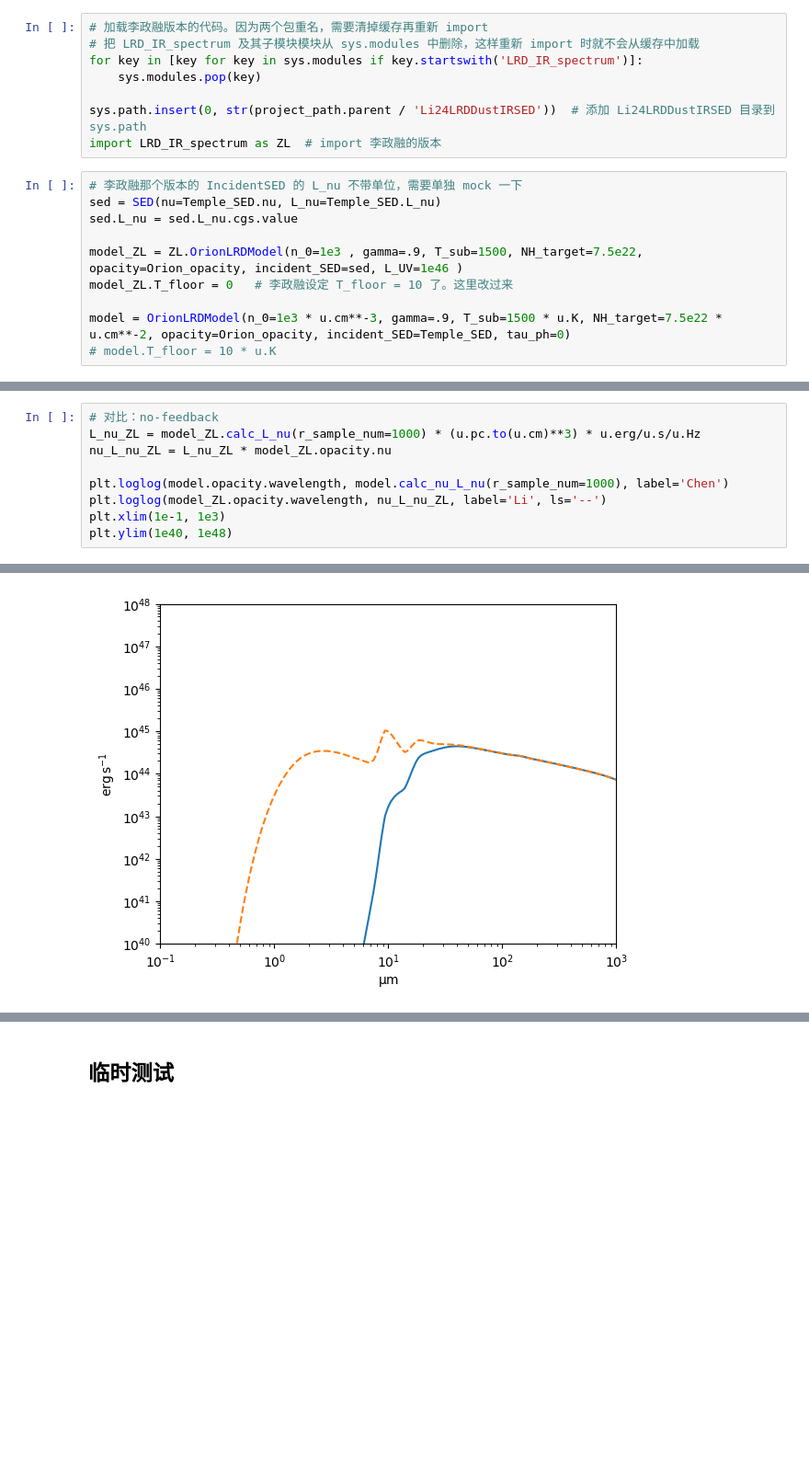
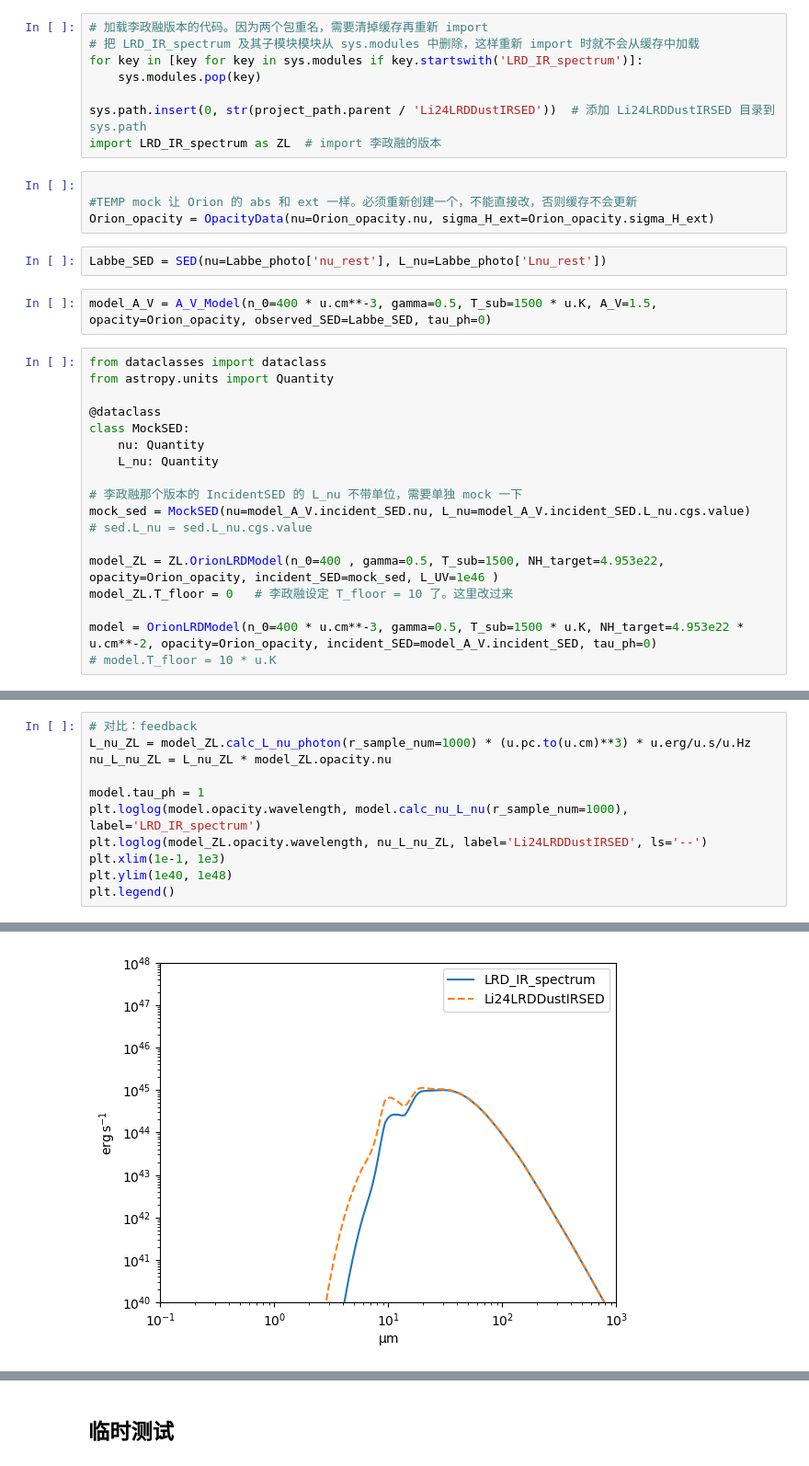
Before and after one commit to c-kj/LRD_dust_modeling, a Jupyter notebook: notebooks/加 units.ipynb, the cells around one changed output, grey strips where cells are left out. Shown at 92% size. Drawn from its saved outputs; the diff is of its cells as text; blank space fills up the shorter version.

```diff
--- a/notebooks/加 units.ipynb
+++ b/notebooks/加 units.ipynb
@@ -224,15 +224,31 @@ for key in [key for key in sys.modules if key.startswith('LRD_IR_spectrum')]:
 
 sys.path.insert(0, str(project_path.parent / 'Li24LRDDustIRSED'))  # 添加 Li24LRDDustIRSED 目录到 sys.path
 import LRD_IR_spectrum as ZL  # import 李政融的版本
+# %%
+
+#TEMP mock 让 Orion 的 abs 和 ext 一样。必须重新创建一个，不能直接改，否则缓存不会更新
+Orion_opacity = OpacityData(nu=Orion_opacity.nu, sigma_H_ext=Orion_opacity.sigma_H_ext)
+# %%
+Labbe_SED = SED(nu=Labbe_photo['nu_rest'], L_nu=Labbe_photo['Lnu_rest'])
+# %%
+model_A_V = A_V_Model(n_0=400 * u.cm**-3, gamma=0.5, T_sub=1500 * u.K, A_V=1.5, opacity=Orion_opacity, observed_SED=Labbe_SED, tau_ph=0)
 # %%
+from dataclasses import dataclass
+from astropy.units import Quantity
+
+@dataclass
+class MockSED:
+    nu: Quantity
+    L_nu: Quantity
+
 # 李政融那个版本的 IncidentSED 的 L_nu 不带单位，需要单独 mock 一下
-sed = SED(nu=Temple_SED.nu, L_nu=Temple_SED.L_nu)
-sed.L_nu = sed.L_nu.cgs.value
+mock_sed = MockSED(nu=model_A_V.incident_SED.nu, L_nu=model_A_V.incident_SED.L_nu.cgs.value)
+# sed.L_nu = sed.L_nu.cgs.value
 
-model_ZL = ZL.OrionLRDModel(n_0=1e3 , gamma=.9, T_sub=1500, NH_target=7.5e22, opacity=Orion_opacity, incident_SED=sed, L_UV=1e46 )
+model_ZL = ZL.OrionLRDModel(n_0=400 , gamma=0.5, T_sub=1500, NH_target=4.953e22, opacity=Orion_opacity, incident_SED=mock_sed, L_UV=1e46 )
 model_ZL.T_floor = 0   # 李政融设定 T_floor = 10 了。这里改过来
 
-model = OrionLRDModel(n_0=1e3 * u.cm**-3, gamma=.9, T_sub=1500 * u.K, NH_target=7.5e22 * u.cm**-2, opacity=Orion_opacity, incident_SED=Temple_SED, tau_ph=0)
+model = OrionLRDModel(n_0=400 * u.cm**-3, gamma=0.5, T_sub=1500 * u.K, NH_target=4.953e22 * u.cm**-2, opacity=Orion_opacity, incident_SED=model_A_V.incident_SED, tau_ph=0)
 # model.T_floor = 10 * u.K
 # %%
 # 对比两者的计算速度
@@ -245,10 +287,12 @@ np.seterr(all='ignore')
 # %%
-# 对比：no-feedback
-L_nu_ZL = model_ZL.calc_L_nu(r_sample_num=1000) * (u.pc.to(u.cm)**3) * u.erg/u.s/u.Hz
+# 对比：feedback
+L_nu_ZL = model_ZL.calc_L_nu_photon(r_sample_num=1000) * (u.pc.to(u.cm)**3) * u.erg/u.s/u.Hz
 nu_L_nu_ZL = L_nu_ZL * model_ZL.opacity.nu
 
-plt.loglog(model.opacity.wavelength, model.calc_nu_L_nu(r_sample_num=1000), label='Chen')
-plt.loglog(model_ZL.opacity.wavelength, nu_L_nu_ZL, label='Li', ls='--')
+model.tau_ph = 1
+plt.loglog(model.opacity.wavelength, model.calc_nu_L_nu(r_sample_num=1000), label='LRD_IR_spectrum')
+plt.loglog(model_ZL.opacity.wavelength, nu_L_nu_ZL, label='Li24LRDDustIRSED', ls='--')
 plt.xlim(1e-1, 1e3)
 plt.ylim(1e40, 1e48)
+plt.legend()
 # %% [output]
@@ -256 +300 @@ plt.ylim(1e40, 1e48)
-[figure, old version]
+[figure, new version]
```
Also changed, not shown: parts of 14 cells of this notebook.
